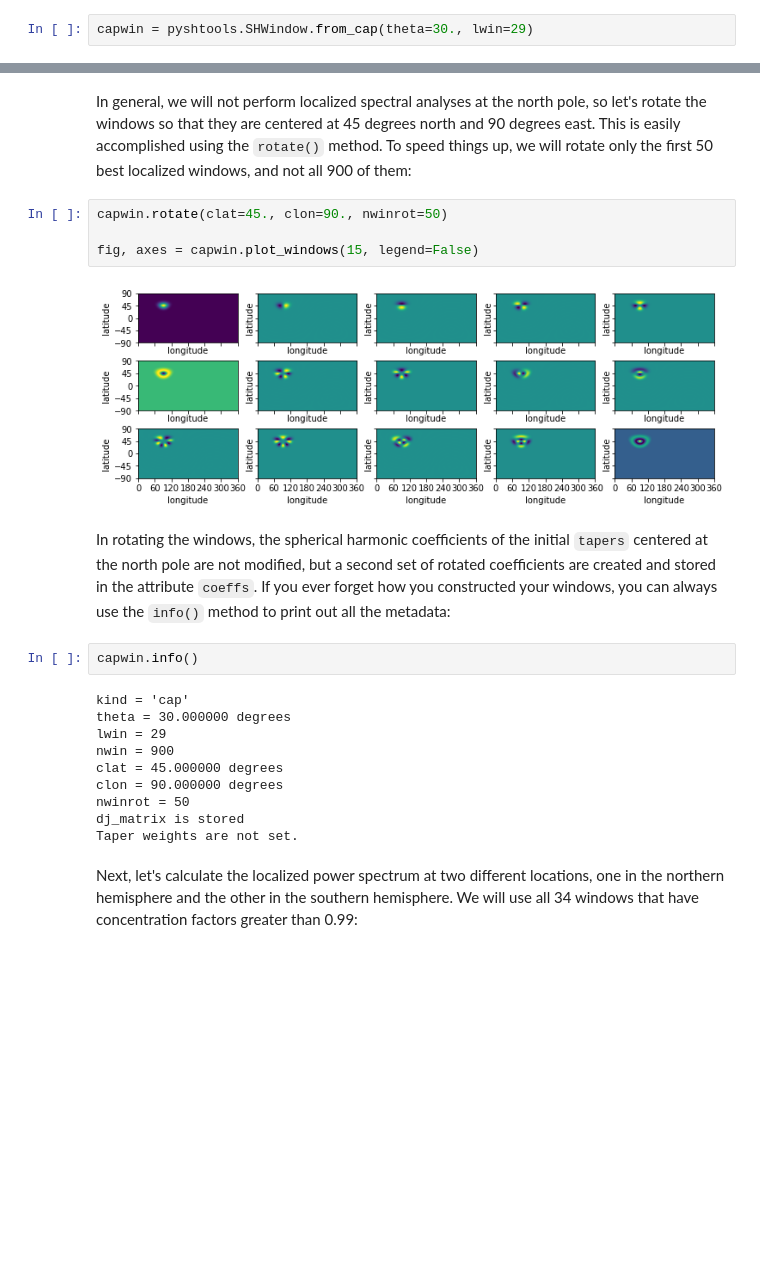
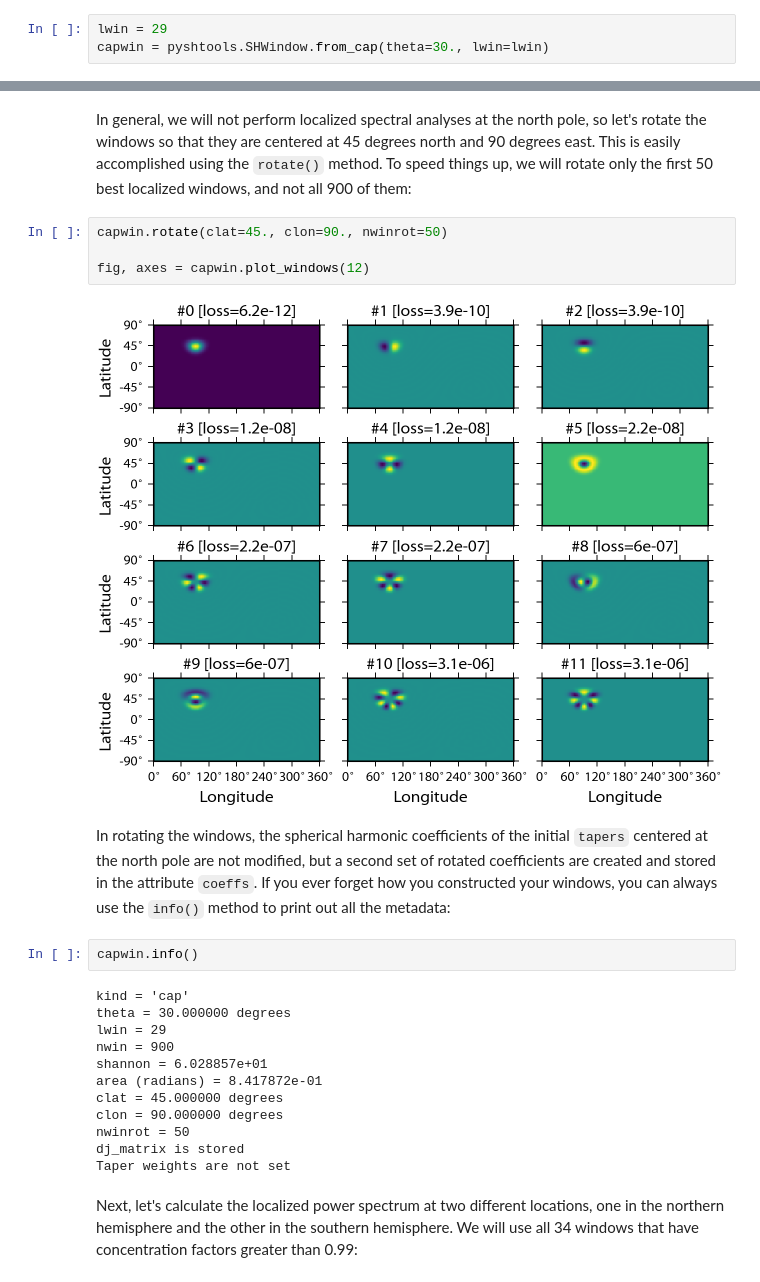
Before and after one commit to SHTOOLS/SHTOOLS, a Jupyter notebook: examples/notebooks/Introduction-2.ipynb, the cells around one changed output, grey strips where cells are left out. Cells and saved outputs as stored; diff of their text form; blank space fills up the shorter version.

```diff
--- a/examples/notebooks/Introduction-2.ipynb
+++ b/examples/notebooks/Introduction-2.ipynb
@@ -45,5 +46,6 @@ Here, we made use of the grid attribute `nlat`, which is the number of rows of t
 
 Next, let's construct some spherical-cap localization windows. This is done using the constructor `from_cap()` that is associated with the `SHWindow` class. The other option, as we will demonstrate later, is `from_mask()` and takes as input a user defined mask. For spherical-cap windows, we need to specify both the angular radius of the cap and its spherical harmonic bandwidth, and for this example we will use an angular radius of 30 degrees and a bandwidth of 29.
 # %%
-capwin = pyshtools.SHWindow.from_cap(theta=30., lwin=29)
+lwin = 29
+capwin = pyshtools.SHWindow.from_cap(theta=30., lwin=lwin)
 # %% [markdown]
@@ -69,9 +71,9 @@ In general, we will not perform localized spectral analyses at the north pole, s
 # %%
 capwin.rotate(clat=45., clon=90., nwinrot=50)
 
-fig, axes = capwin.plot_windows(15, legend=False)
+fig, axes = capwin.plot_windows(12)
 # %% [output]
-[figure, old version]
+[figure, new version]
 # %% [markdown]
 In rotating the windows, the spherical harmonic coefficients of the initial `tapers` centered at the north pole are not modified, but a second set of rotated coefficients are created and stored in the attribute `coeffs`. If you ever forget how you constructed your windows, you can always use the `info()` method to print out all the metadata:
 # %%
@@ -81,11 +83,13 @@ kind = 'cap'
 theta = 30.000000 degrees
 lwin = 29
 nwin = 900
+shannon = 6.028857e+01
+area (radians) = 8.417872e-01
 clat = 45.000000 degrees
 clon = 90.000000 degrees
 nwinrot = 50
 dj_matrix is stored
-Taper weights are not set.
+Taper weights are not set
 # %% [markdown]
 Next, let's calculate the localized power spectrum at two different locations, one in the northern hemisphere and the other in the southern hemisphere. We will use all 34 windows that have concentration factors greater than 0.99:
 # %%
```
Also changed, not shown: parts of 24 cells of this notebook, 26 other files.
